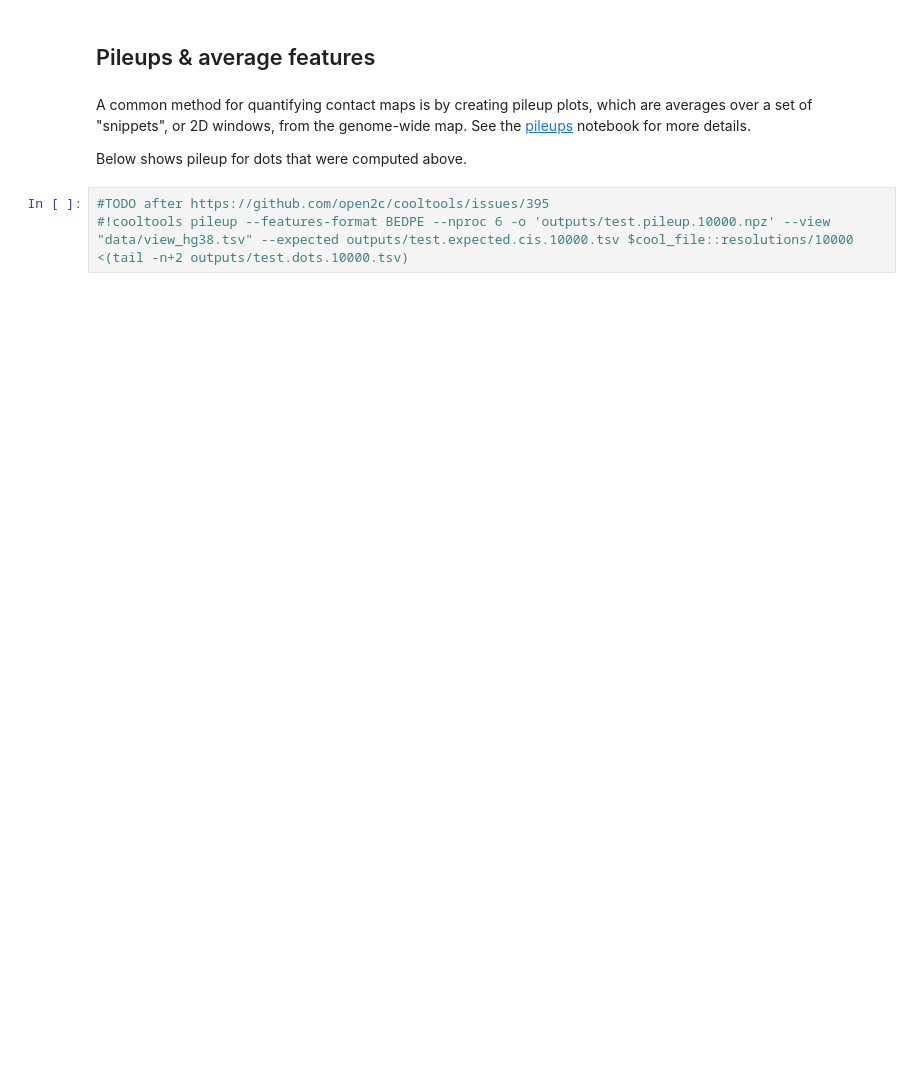
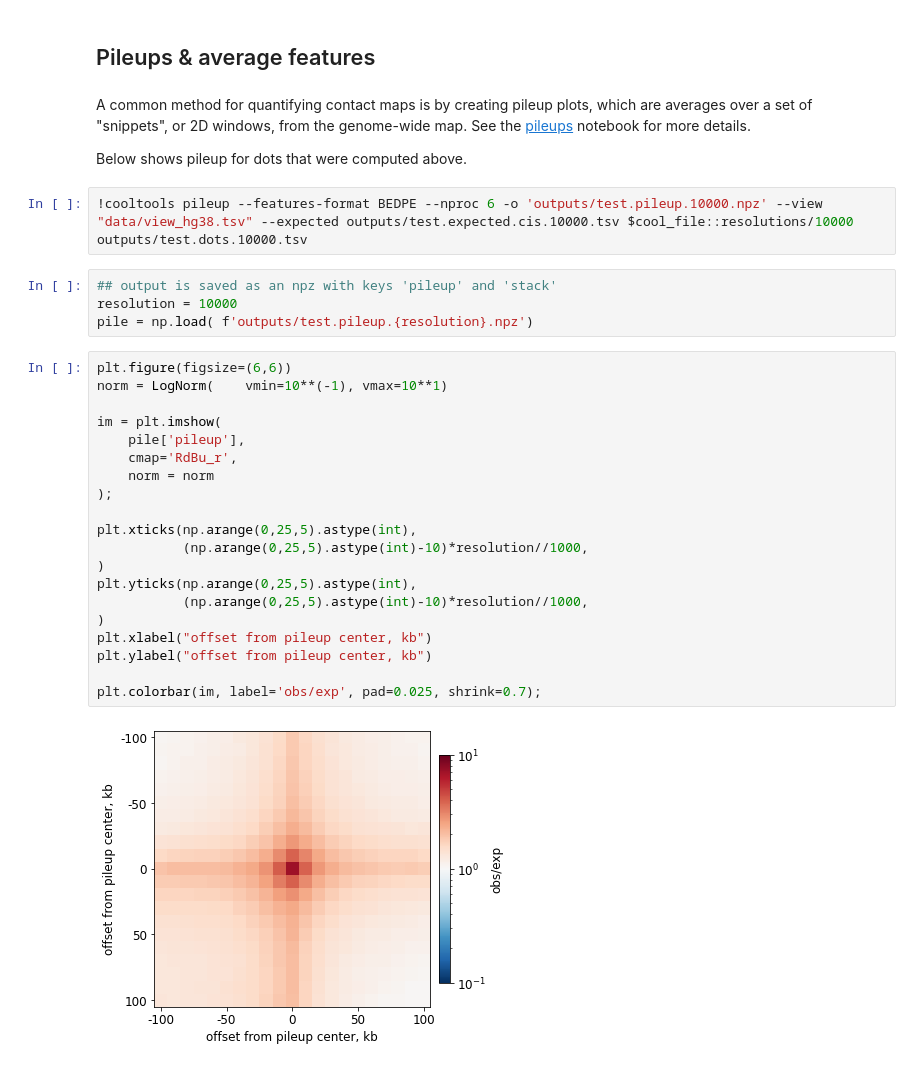
Before and after one commit to open2c/open2c_examples, a Jupyter notebook: command_line_interface.ipynb, the cells around one changed output. Saved outputs shown, nothing was run; the diff lists cells and outputs as text; blank space fills up the shorter version.

Commit message:
cli update with pileup

```diff
--- a/command_line_interface.ipynb
+++ b/command_line_interface.ipynb
@@ -196,9 +212,34 @@ display(
 # %% [markdown]
 ## Pileups & average features
-# %% [markdown]
-A common method for quantifying contact maps is by creating pileup plots, which are averages over a set of "snippets", or 2D windows, from the genome-wide map. See the [pileups](https://github.com/open2c/open2c_examples/blob/master/pileup_CTCF.ipynb) notebook for more details.
-
-Below shows pileup for dots that were computed above.
-# %%
-#TODO after https://github.com/open2c/cooltools/issues/395
-#!cooltools pileup --features-format BEDPE --nproc 6 -o 'outputs/test.pileup.10000.npz' --view "data/view_hg38.tsv" --expected outputs/test.expected.cis.10000.tsv $cool_file::resolutions/10000 <(tail -n+2 outputs/test.dots.10000.tsv)
+# %% [markdown]
+A common method for quantifying contact maps is by creating pileup plots, which are averages over a set of "snippets", or 2D windows, from the genome-wide map. See the [pileups](https://github.com/open2c/open2c_examples/blob/master/pileup_CTCF.ipynb) notebook for more details.
+
+Below shows pileup for dots that were computed above.
+# %%
+!cooltools pileup --features-format BEDPE --nproc 6 -o 'outputs/test.pileup.10000.npz' --view "data/view_hg38.tsv" --expected outputs/test.expected.cis.10000.tsv $cool_file::resolutions/10000  outputs/test.dots.10000.tsv
+# %%
+## output is saved as an npz with keys 'pileup' and 'stack'
+resolution = 10000
+pile = np.load( f'outputs/test.pileup.{resolution}.npz')
+# %%
+plt.figure(figsize=(6,6))
+norm = LogNorm(    vmin=10**(-1), vmax=10**1)
+
+im = plt.imshow(
+    pile['pileup'],
+    cmap='RdBu_r',
+    norm = norm
+);
+
+plt.xticks(np.arange(0,25,5).astype(int),
+           (np.arange(0,25,5).astype(int)-10)*resolution//1000,
+)
+plt.yticks(np.arange(0,25,5).astype(int),
+           (np.arange(0,25,5).astype(int)-10)*resolution//1000,
+)
+plt.xlabel("offset from pileup center, kb")
+plt.ylabel("offset from pileup center, kb")
+
+plt.colorbar(im, label='obs/exp', pad=0.025, shrink=0.7);
+# %% [output]
+[figure, added]
```
Also changed, not shown: parts of 14 cells of this notebook.
